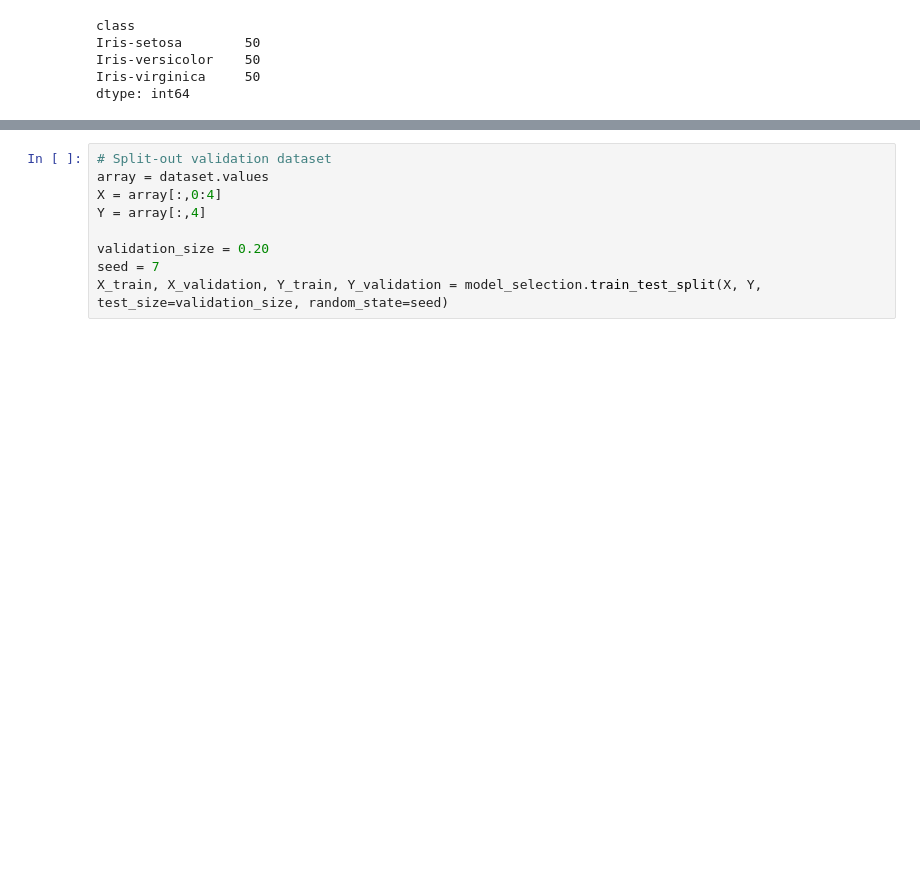
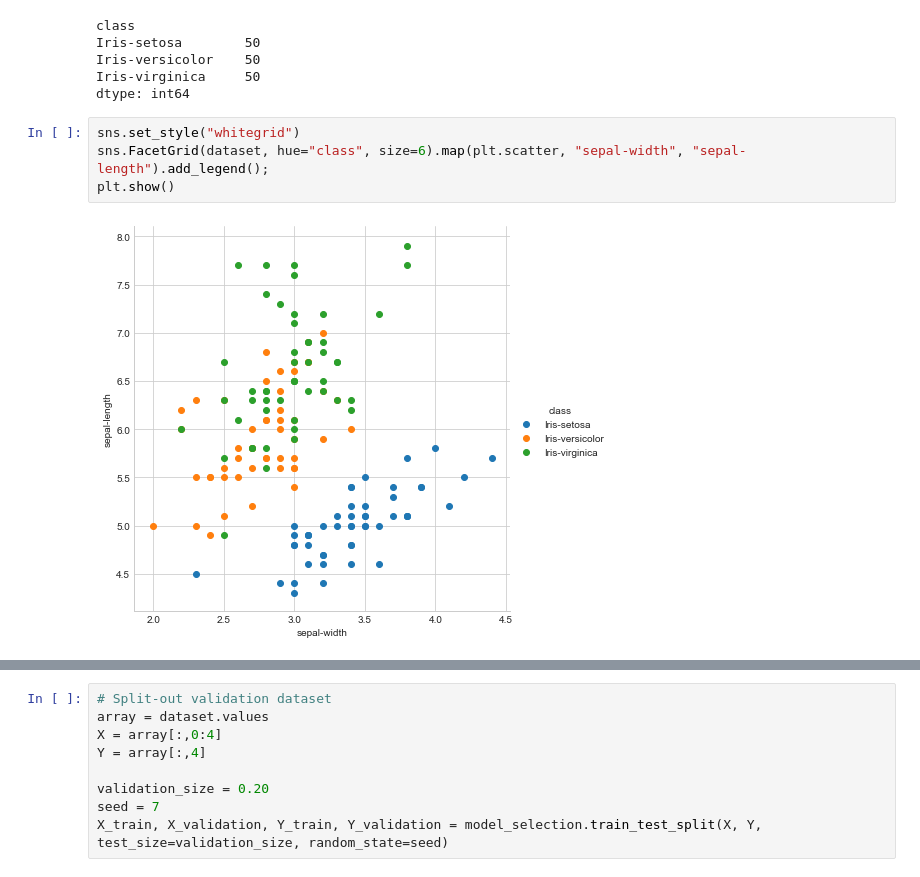
Before and after one commit to DineshDevPandey/machine_learning_portfolio, a Jupyter notebook: hello_world_iris/iris_classification.ipynb, the cells around one changed output, grey strips where cells are left out. Cells and saved outputs as stored; diff of their text form; blank space fills up the shorter version.

```diff
--- a/hello_world_iris/iris_classification.ipynb
+++ b/hello_world_iris/iris_classification.ipynb
@@ -78,3 +80,9 @@ Iris-setosa        50
 Iris-versicolor    50
 Iris-virginica     50
 dtype: int64
+# %%
+sns.set_style("whitegrid")
+sns.FacetGrid(dataset, hue="class", size=6).map(plt.scatter, "sepal-width", "sepal-length").add_legend();
+plt.show()
+# %% [output]
+[figure, added]
```
Also changed, not shown: parts of 10 cells of this notebook.
